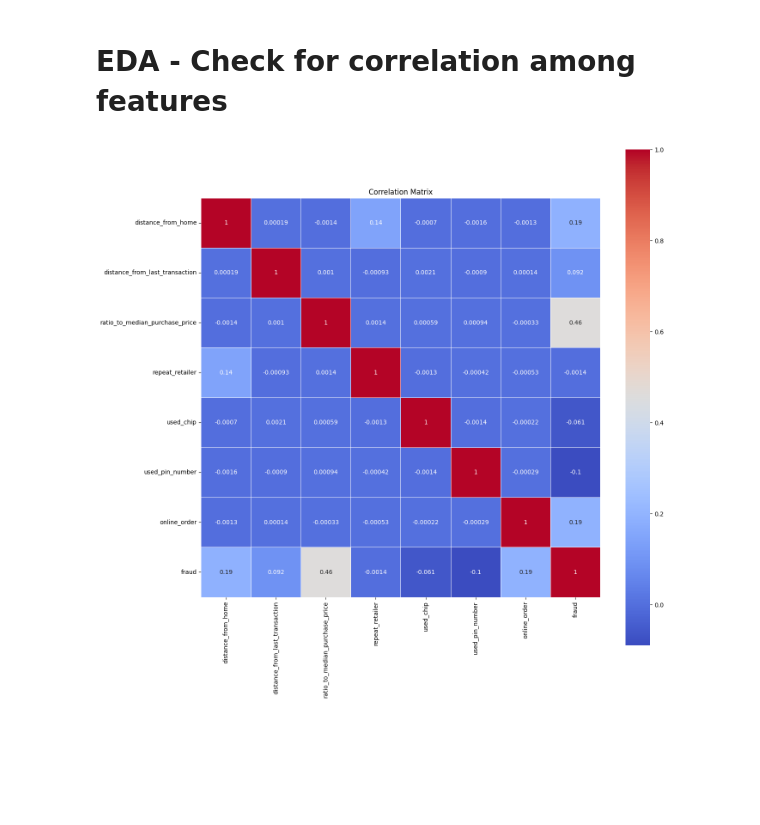
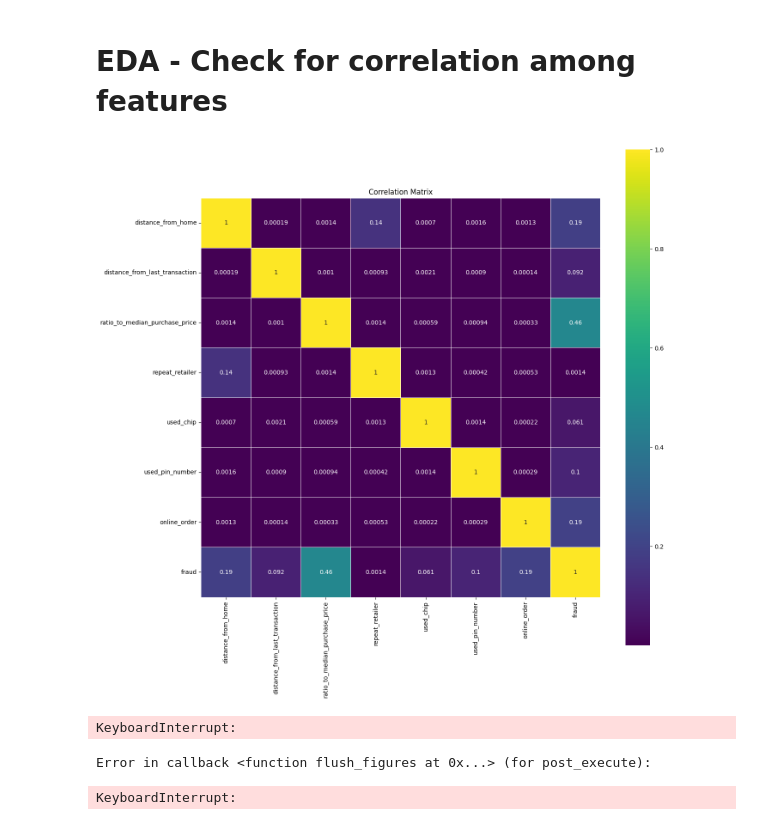
Before and after one commit to project4sharing/exp_credit_card_fraud, a Jupyter notebook: credit_card_fraud.ipynb, the cells around one changed output. Cells and saved outputs as stored; diff of their text form; code cells hidden in the pictures; blank space fills up the shorter version.

```diff
--- a/credit_card_fraud.ipynb
+++ b/credit_card_fraud.ipynb
@@ -416,8 +416,15 @@ Perform the following tasks to further data understanding:
 # %%
 plt.figure(figsize = (15, 15))
 plt.title("Correlation Matrix")
-corr_matrix = df_credit_card_fraud_org.corr()
-sns.heatmap(corr_matrix, annot=True, robust=True, cmap="coolwarm", linewidths=0.5, square=True)
+corr_matrix = df_credit_card_fraud_org.corr().abs()
+sns.heatmap(corr_matrix, annot=True, robust=True, cmap="viridis", linewidths=0.5, square=True)
 plt.show()
 # %% [output]
-[figure, old version]
+[figure, new version]
+# %%
+sns.pairplot(df_credit_card_fraud_org[df_credit_card_fraud_org.columns], diag_kind='kde', hue='fraud')
+plt.show()
+# %% [output]
+KeyboardInterrupt:
+Error in callback <function flush_figures at 0x...> (for post_execute):
+KeyboardInterrupt:
```
